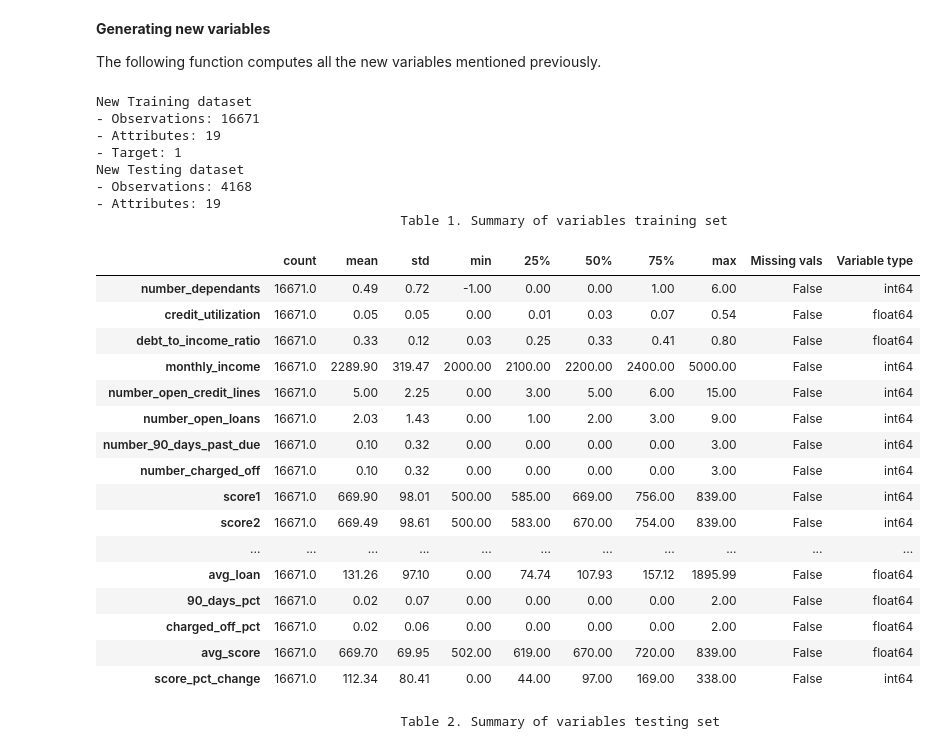
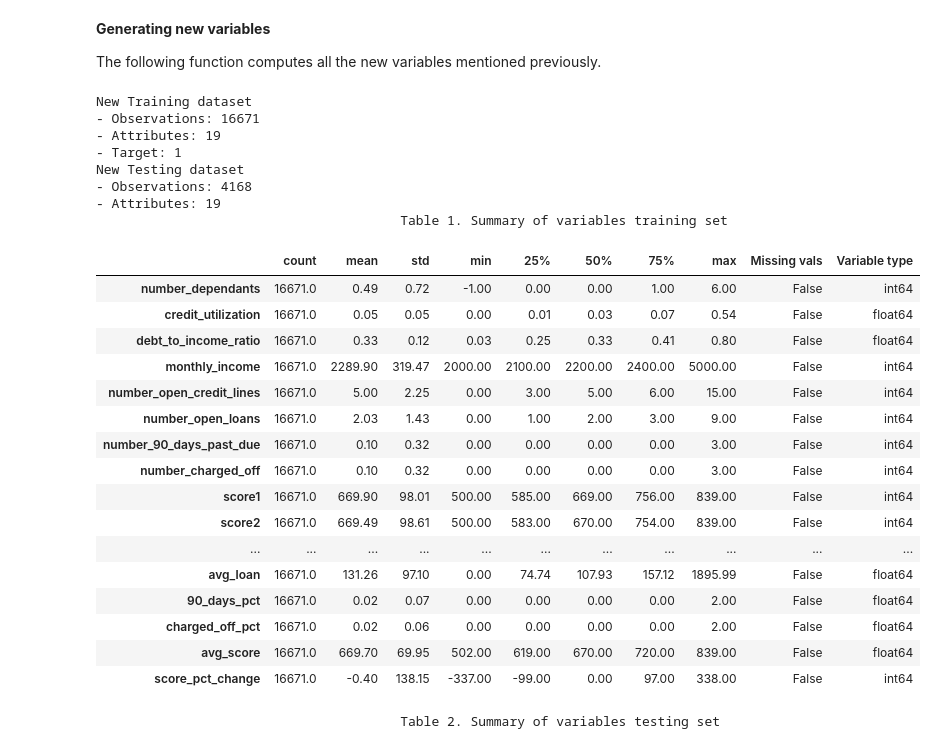
Before and after one commit to kevinmiguel97/Credit-default-model, a Jupyter notebook: Credit_default_model.ipynb, the cells around one changed output. Saved outputs shown, nothing was run; the diff lists cells and outputs as text; code cells hidden in the pictures.

```diff
--- a/Credit_default_model.ipynb
+++ b/Credit_default_model.ipynb
@@ -225,7 +225,7 @@ def gen_variables(data):
     df['avg_score'] = (df['score2'] +  df['score1']) / 2
 
     # Generate score pct change
-    df['score_pct_change'] = (df['score2'] - df['score1']).abs()
+    df['score_pct_change'] = (df['score2'] - df['score1'])
 
     return df
 
@@ -245,34 +245,34 @@ print('- Observations:', str(df_test_new.shape[0]))
 print('- Attributes:', str(df_test_new.shape[1]))
 
 # Applying function to traiinng data
 title = 'Table 1. Summary of variables training set'
 summary_stats(df_train_new, title)                              # Show only original columns
 # %% [output]
 New Training dataset
 - Observations: 16671
 - Attributes: 19
 - Target: 1
 New Testing dataset
 - Observations: 4168
 - Attributes: 19
                                        Table 1. Summary of variables training set
 |  | count | mean | std | min | 25% | 50% | 75% | max | Missing vals | Variable type |
 | number_dependants | 16671.0 | 0.49 | 0.72 | -1.00 | 0.00 | 0.00 | 1.00 | 6.00 | False | int64 |
 | credit_utilization | 16671.0 | 0.05 | 0.05 | 0.00 | 0.01 | 0.03 | 0.07 | 0.54 | False | float64 |
 | debt_to_income_ratio | 16671.0 | 0.33 | 0.12 | 0.03 | 0.25 | 0.33 | 0.41 | 0.80 | False | float64 |
 | monthly_income | 16671.0 | 2289.90 | 319.47 | 2000.00 | 2100.00 | 2200.00 | 2400.00 | 5000.00 | False | int64 |
 | number_open_credit_lines | 16671.0 | 5.00 | 2.25 | 0.00 | 3.00 | 5.00 | 6.00 | 15.00 | False | int64 |
 | number_open_loans | 16671.0 | 2.03 | 1.43 | 0.00 | 1.00 | 2.00 | 3.00 | 9.00 | False | int64 |
 | number_90_days_past_due | 16671.0 | 0.10 | 0.32 | 0.00 | 0.00 | 0.00 | 0.00 | 3.00 | False | int64 |
 | number_charged_off | 16671.0 | 0.10 | 0.32 | 0.00 | 0.00 | 0.00 | 0.00 | 3.00 | False | int64 |
 | score1 | 16671.0 | 669.90 | 98.01 | 500.00 | 585.00 | 669.00 | 756.00 | 839.00 | False | int64 |
 | score2 | 16671.0 | 669.49 | 98.61 | 500.00 | 583.00 | 670.00 | 754.00 | 839.00 | False | int64 |
 | ... | ... | ... | ... | ... | ... | ... | ... | ... | ... | ... |
 | avg_loan | 16671.0 | 131.26 | 97.10 | 0.00 | 74.74 | 107.93 | 157.12 | 1895.99 | False | float64 |
 | 90_days_pct | 16671.0 | 0.02 | 0.07 | 0.00 | 0.00 | 0.00 | 0.00 | 2.00 | False | float64 |
 | charged_off_pct | 16671.0 | 0.02 | 0.06 | 0.00 | 0.00 | 0.00 | 0.00 | 2.00 | False | float64 |
 | avg_score | 16671.0 | 669.70 | 69.95 | 502.00 | 619.00 | 670.00 | 720.00 | 839.00 | False | float64 |
-| score_pct_change | 16671.0 | 112.34 | 80.41 | 0.00 | 44.00 | 97.00 | 169.00 | 338.00 | False | int64 |
+| score_pct_change | 16671.0 | -0.40 | 138.15 | -337.00 | -99.00 | 0.00 | 97.00 | 338.00 | False | int64 |
 # %%
 # Applying function to testing data
 title = 'Table 2. Summary of variables testing set'
```
Also changed, not shown: parts of 3 cells of this notebook, 1 other file.
